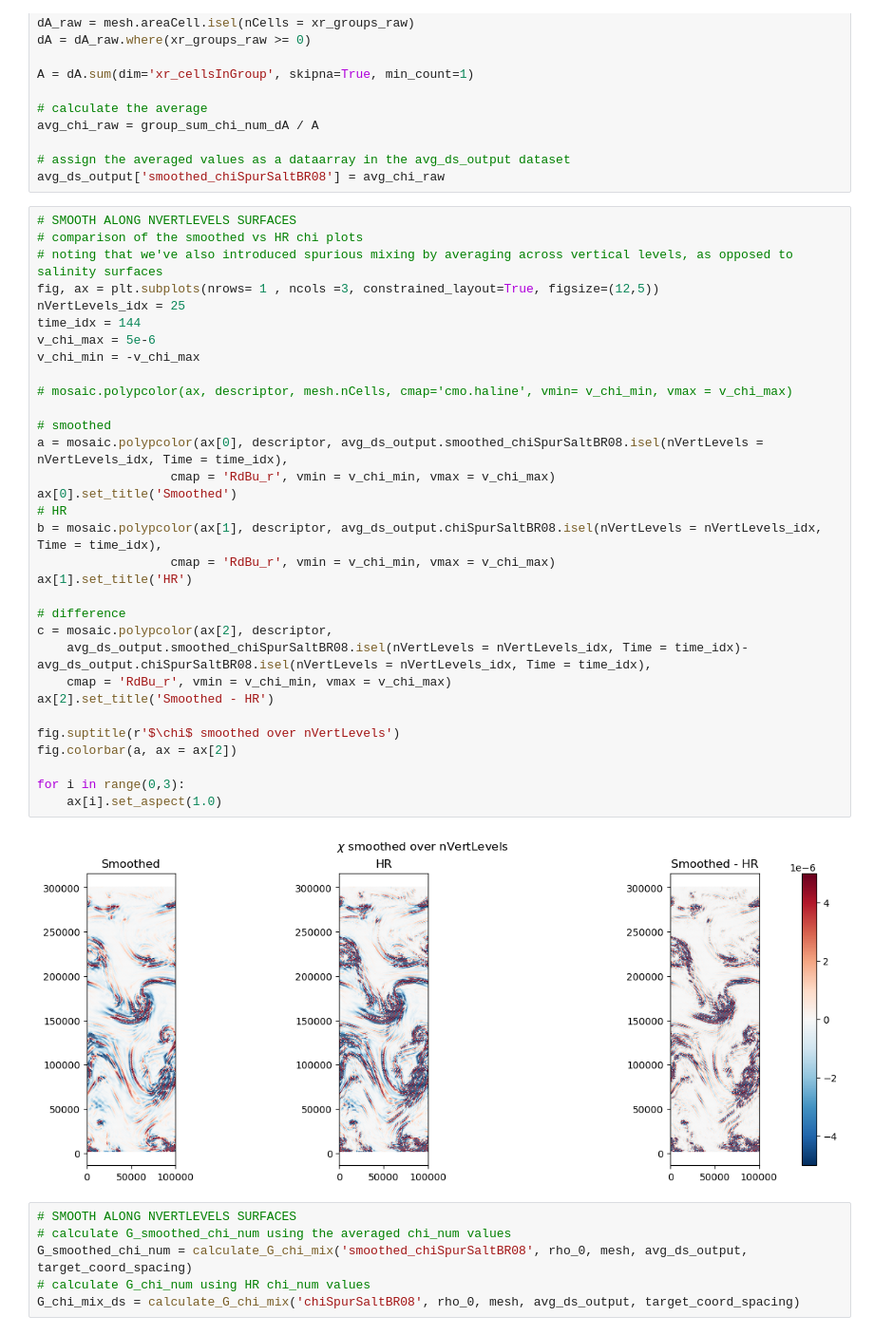
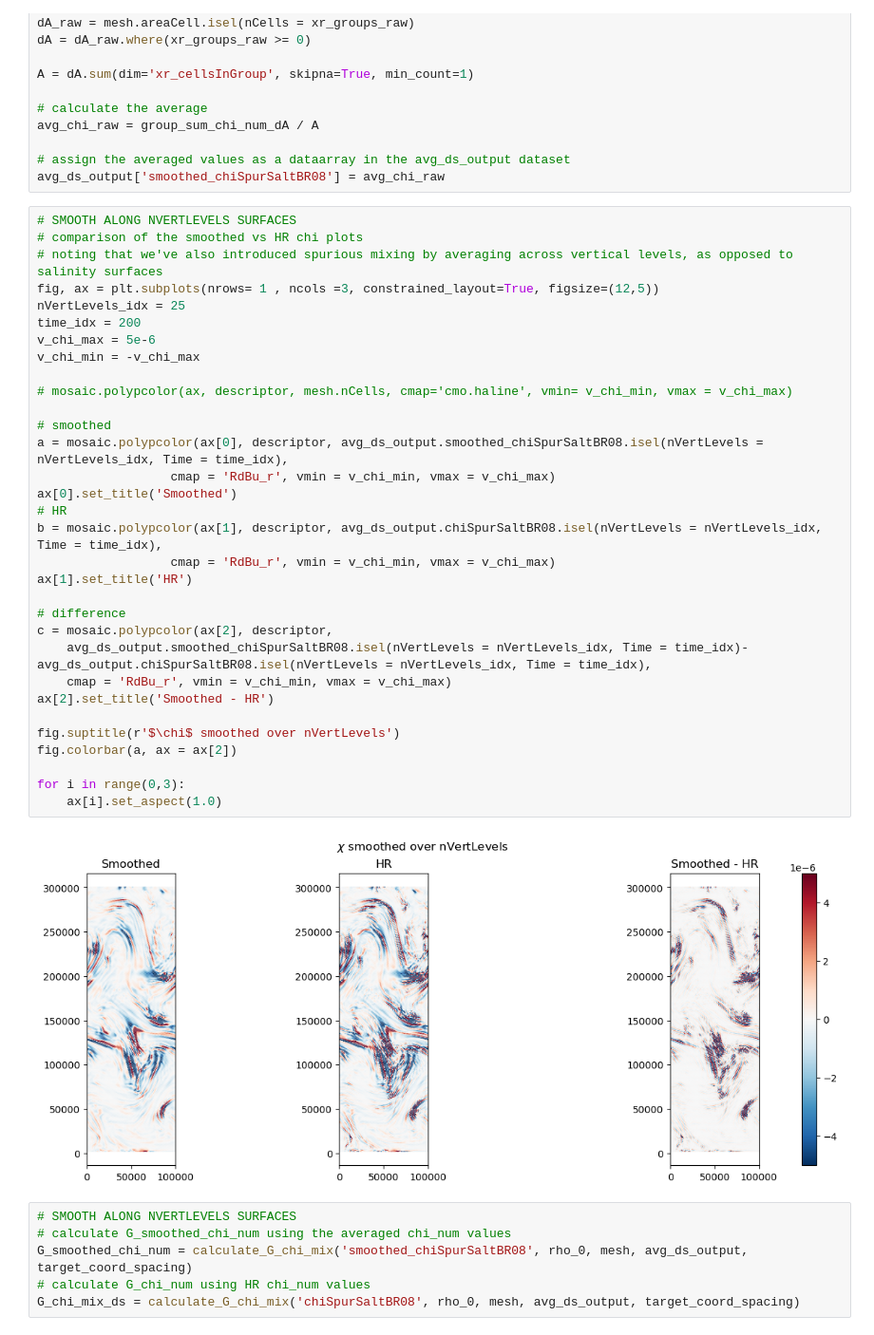
Before and after one commit to kailauyeda/WMT_DVD, a Jupyter notebook: bichan/analysis/spatial_smoothing.ipynb, the cells around one changed output. Shown at 95% size. Saved outputs shown, nothing was run; the diff lists cells and outputs as text.

```diff
--- a/bichan/analysis/spatial_smoothing.ipynb
+++ b/bichan/analysis/spatial_smoothing.ipynb
@@ -451,35 +451,35 @@ avg_ds_output['smoothed_chiSpurSaltBR08'] = avg_chi_raw
 # comparison of the smoothed vs HR chi plots
 # noting that we've also introduced spurious mixing by averaging across vertical levels, as opposed to salinity surfaces
 fig, ax = plt.subplots(nrows= 1 , ncols =3, constrained_layout=True, figsize=(12,5))
 nVertLevels_idx = 25
-time_idx = 144
+time_idx = 200
 v_chi_max = 5e-6
 v_chi_min = -v_chi_max
 
 # mosaic.polypcolor(ax, descriptor, mesh.nCells, cmap='cmo.haline', vmin= v_chi_min, vmax = v_chi_max)
 
 # smoothed
 a = mosaic.polypcolor(ax[0], descriptor, avg_ds_output.smoothed_chiSpurSaltBR08.isel(nVertLevels = nVertLevels_idx, Time = time_idx),
                   cmap = 'RdBu_r', vmin = v_chi_min, vmax = v_chi_max)
 ax[0].set_title('Smoothed')
 # HR
 b = mosaic.polypcolor(ax[1], descriptor, avg_ds_output.chiSpurSaltBR08.isel(nVertLevels = nVertLevels_idx, Time = time_idx),
                   cmap = 'RdBu_r', vmin = v_chi_min, vmax = v_chi_max)
 ax[1].set_title('HR')
 
 # difference
 c = mosaic.polypcolor(ax[2], descriptor,
     avg_ds_output.smoothed_chiSpurSaltBR08.isel(nVertLevels = nVertLevels_idx, Time = time_idx)- avg_ds_output.chiSpurSaltBR08.isel(nVertLevels = nVertLevels_idx, Time = time_idx),
     cmap = 'RdBu_r', vmin = v_chi_min, vmax = v_chi_max)
 ax[2].set_title('Smoothed - HR')
 
 fig.suptitle(r'$\chi$ smoothed over nVertLevels')
 fig.colorbar(a, ax = ax[2])
 
 for i in range(0,3):
     ax[i].set_aspect(1.0)
 # %% [output]
-[figure, old version]
+[figure, new version]
 # %%
 # SMOOTH ALONG NVERTLEVELS SURFACES
 # calculate G_smoothed_chi_num using the averaged chi_num values
```
Also changed, not shown: parts of 8 cells of this notebook.
